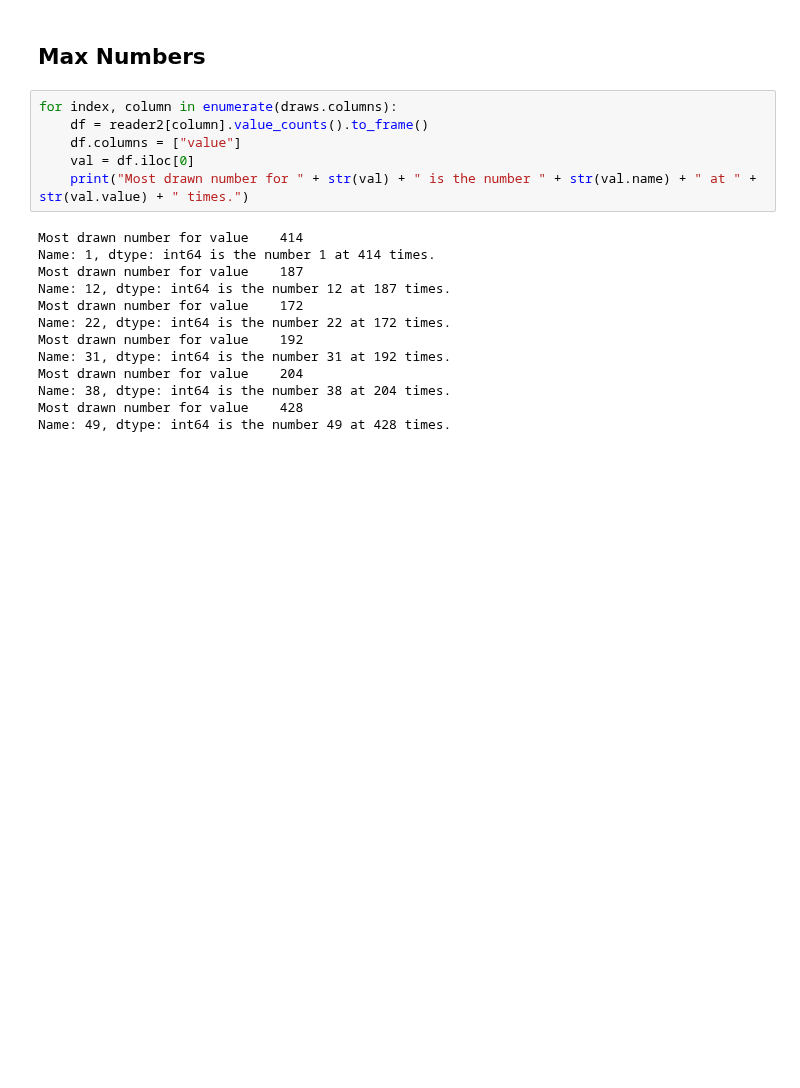
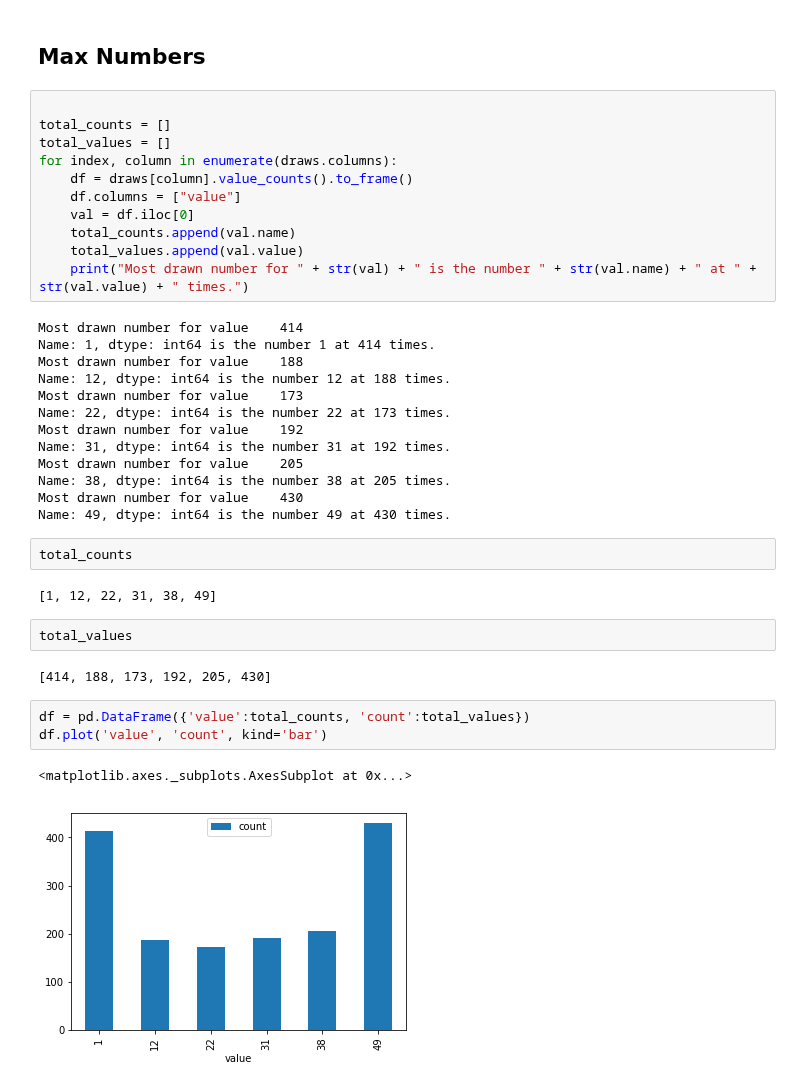
Before and after one commit to JesseScott/Lotto649, a Jupyter notebook: lotto.ipynb, the cells around one changed output. Saved outputs shown, nothing was run; the diff lists cells and outputs as text; blank space fills up the shorter version.

```diff
--- a/lotto.ipynb
+++ b/lotto.ipynb
@@ -173,21 +166,40 @@ Name: 1, dtype: int64
 # %% [markdown]
 ## Max Numbers
 # %%
+
+total_counts = []
+total_values = []
 for index, column in enumerate(draws.columns):
-    df = reader2[column].value_counts().to_frame()
+    df = draws[column].value_counts().to_frame()
     df.columns = ["value"]
     val = df.iloc[0]
+    total_counts.append(val.name)
+    total_values.append(val.value)
     print("Most drawn number for " + str(val) + " is the number " + str(val.name) + " at " + str(val.value) + " times.")
 # %% [output]
 Most drawn number for value    414
 Name: 1, dtype: int64 is the number 1 at 414 times.
-Most drawn number for value    187
-Name: 12, dtype: int64 is the number 12 at 187 times.
-Most drawn number for value    172
-Name: 22, dtype: int64 is the number 22 at 172 times.
+Most drawn number for value    188
+Name: 12, dtype: int64 is the number 12 at 188 times.
+Most drawn number for value    173
+Name: 22, dtype: int64 is the number 22 at 173 times.
 Most drawn number for value    192
 Name: 31, dtype: int64 is the number 31 at 192 times.
-Most drawn number for value    204
-Name: 38, dtype: int64 is the number 38 at 204 times.
-Most drawn number for value    428
-Name: 49, dtype: int64 is the number 49 at 428 times.
+Most drawn number for value    205
+Name: 38, dtype: int64 is the number 38 at 205 times.
+Most drawn number for value    430
+Name: 49, dtype: int64 is the number 49 at 430 times.
+# %%
+total_counts
+# %% [output]
+[1, 12, 22, 31, 38, 49]
+# %%
+total_values
+# %% [output]
+[414, 188, 173, 192, 205, 430]
+# %%
+df = pd.DataFrame({'value':total_counts, 'count':total_values})
+df.plot('value', 'count', kind='bar')
+# %% [output]
+<matplotlib.axes._subplots.AxesSubplot at 0x...>
+[figure, added]
```
Also changed, not shown: parts of 5 cells of this notebook, 4 other files.
